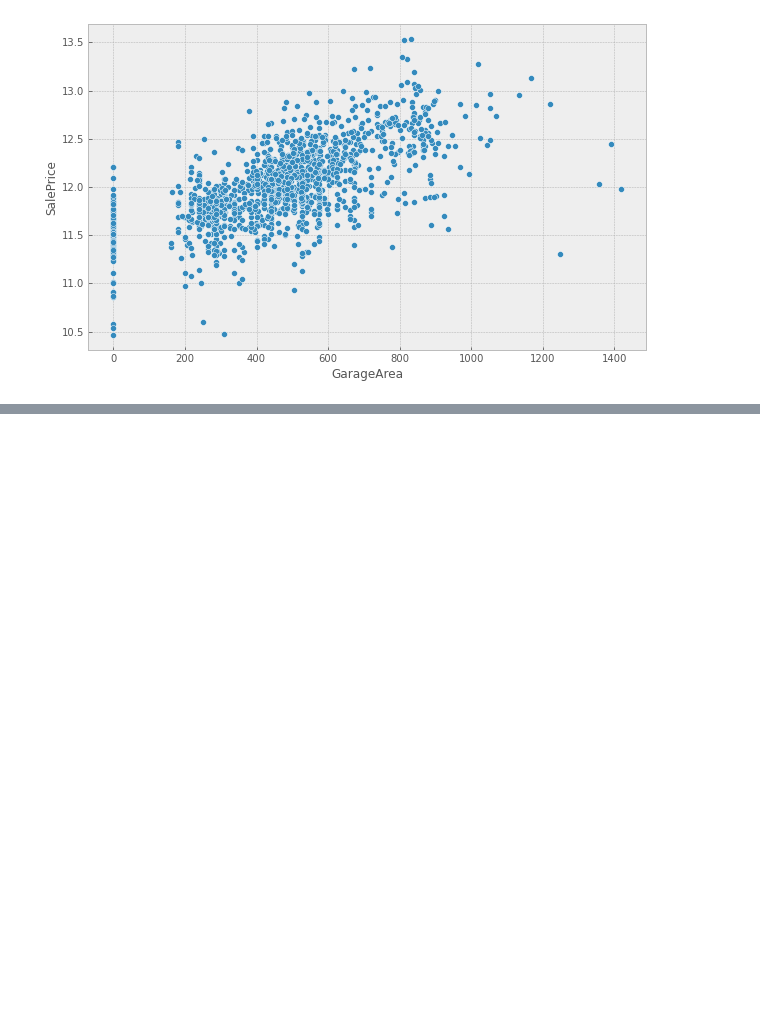
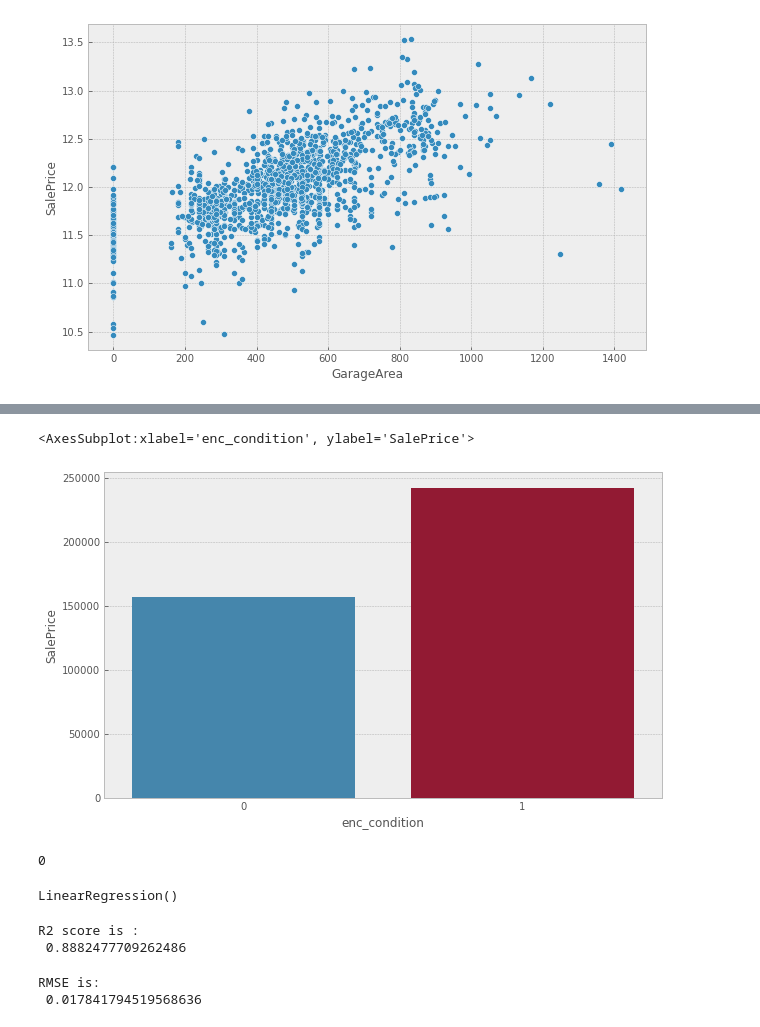
Before and after one commit to FacuCuzziol/HousePricesPrediction, a Jupyter notebook: House-Prices-Regression.ipynb, the cells around one changed output, grey strips where cells are left out. Saved outputs shown, nothing was run; the diff lists cells and outputs as text; code cells hidden in the pictures; blank space fills up the shorter version.

Commit message:
adding linear models

```diff
--- a/House-Prices-Regression.ipynb
+++ b/House-Prices-Regression.ipynb
@@ -197,0 +263,15 @@ plt.
+# %%
+#Now, we plot the modified feature
+condition_pivot = train.pivot_table(index='enc_condition',values='SalePrice',aggfunc=np.median)
+sns.barplot(x=condition_pivot.index,y='SalePrice',data=condition_pivot)
+# %% [output]
+<AxesSubplot:xlabel='enc_condition', ylabel='SalePrice'>
+[figure, added]
+# %%
+# Dealing with missing values
+# We are going to fill the missing values with an average value (interpolation)
+data = train.select_dtypes(include=[np.number]).interpolate().dropna()
+#Now we check if all columns have 0 null values
+print(sum(data.isnull().sum()!=0))
+# %% [output]
+0
@@ -197,0 +287,14 @@ plt.
+# %%
+#Linear Regression model
+lr_model = LinearRegression()
+
+#Model Fitting
+lr_model.fit(X_train,y_train)
+# %% [output]
+LinearRegression()
+# %%
+# The r2 is quite useful to mesuare how close the data is to the fitted regression line (the closer it is to 1, the better)
+print("R2 score is :\n",lr_model.score(X_test,y_test))
+# %% [output]
+R2 score is :
+ 0.8882477709262486
@@ -197,0 +304,6 @@ plt.
+# %%
+#RMSE
+print('RMSE is:\n',mean_squared_error(y_test,predictions))
+# %% [output]
+RMSE is:
+ 0.017841794519568636
```
Also changed, not shown: parts of 18 cells of this notebook.
